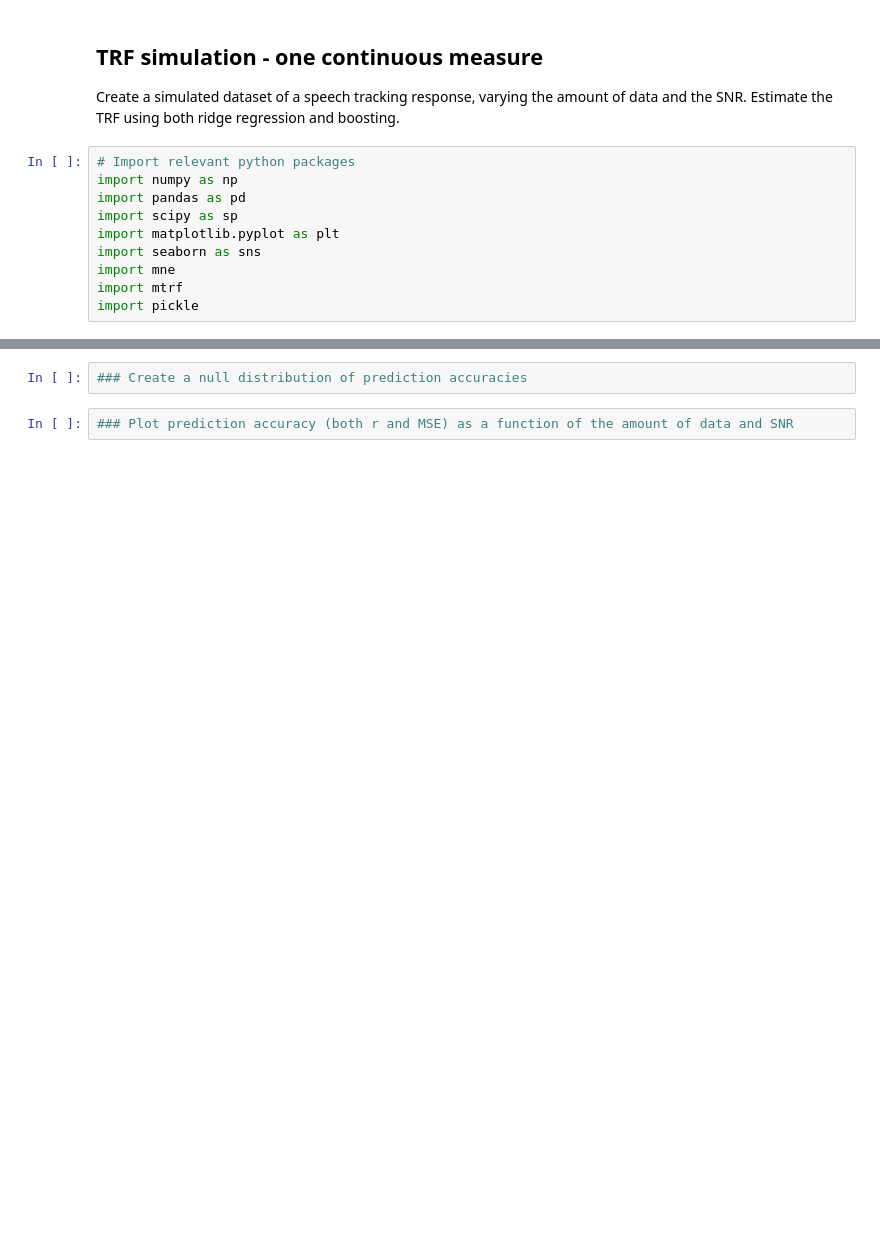
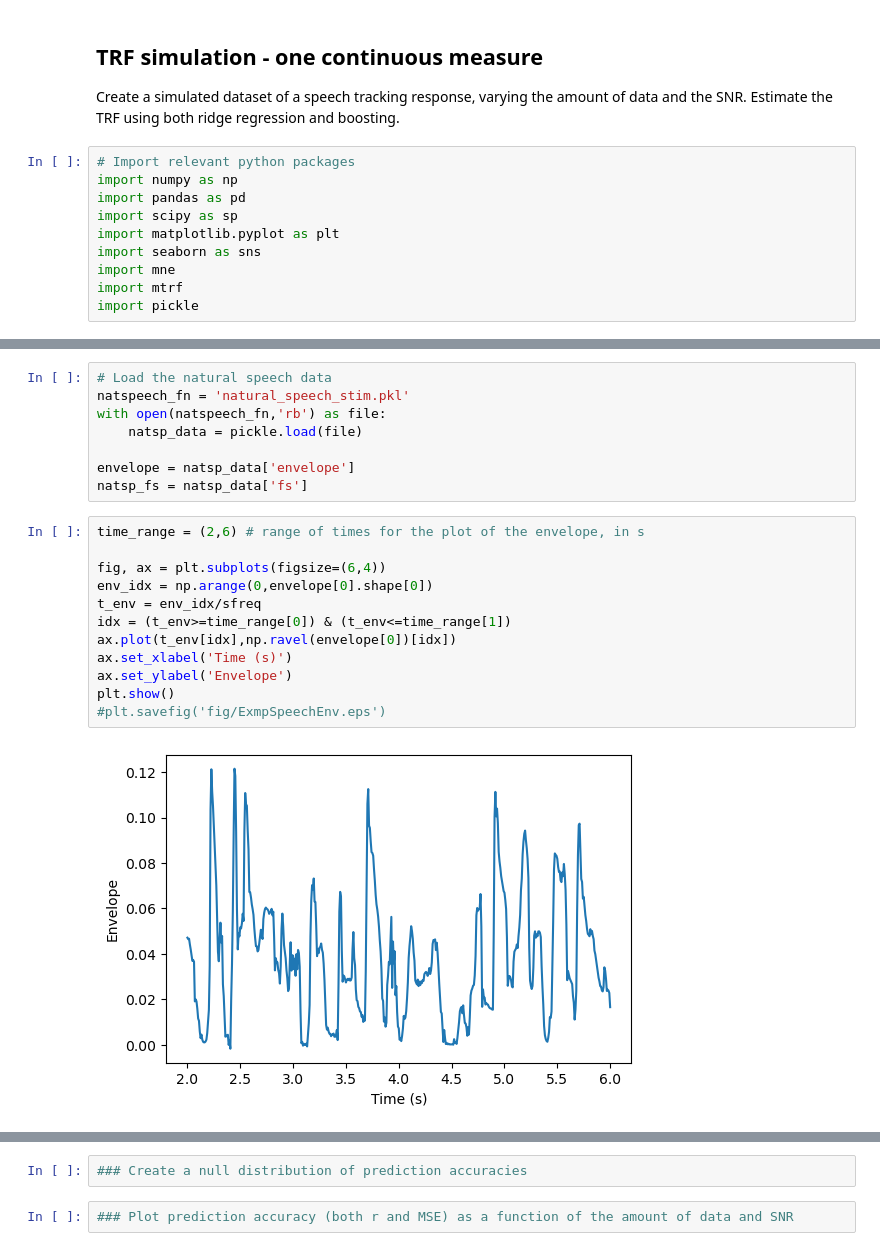
Before and after one commit to natezuk/trf-simulations, a Jupyter notebook: trf_simulation.ipynb, the cells around one changed output, grey strips where cells are left out. Saved outputs shown, nothing was run; the diff lists cells and outputs as text; blank space fills up the shorter version.

```diff
--- a/trf_simulation.ipynb
+++ b/trf_simulation.ipynb
@@ -50,3 +68,25 @@ Text(0, 0.5, 'Signal amplitude')
+# %%
+# Load the natural speech data
+natspeech_fn = 'natural_speech_stim.pkl'
+with open(natspeech_fn,'rb') as file:
+    natsp_data = pickle.load(file)
+
+envelope = natsp_data['envelope']
+natsp_fs = natsp_data['fs']
+# %%
+time_range = (2,6) # range of times for the plot of the envelope, in s
+
+fig, ax = plt.subplots(figsize=(6,4))
+env_idx = np.arange(0,envelope[0].shape[0])
+t_env = env_idx/sfreq
+idx = (t_env>=time_range[0]) & (t_env<=time_range[1])
+ax.plot(t_env[idx],np.ravel(envelope[0])[idx])
+ax.set_xlabel('Time (s)')
+ax.set_ylabel('Envelope')
+plt.show()
+#plt.savefig('fig/ExmpSpeechEnv.eps')
+# %% [output]
+[figure, added]
 # %%
 ### Load stimulus data and convolve with the TRF
 # Allow the user to upload stimulus data
```
Also changed, not shown: parts of 10 cells of this notebook, 2 other files.
